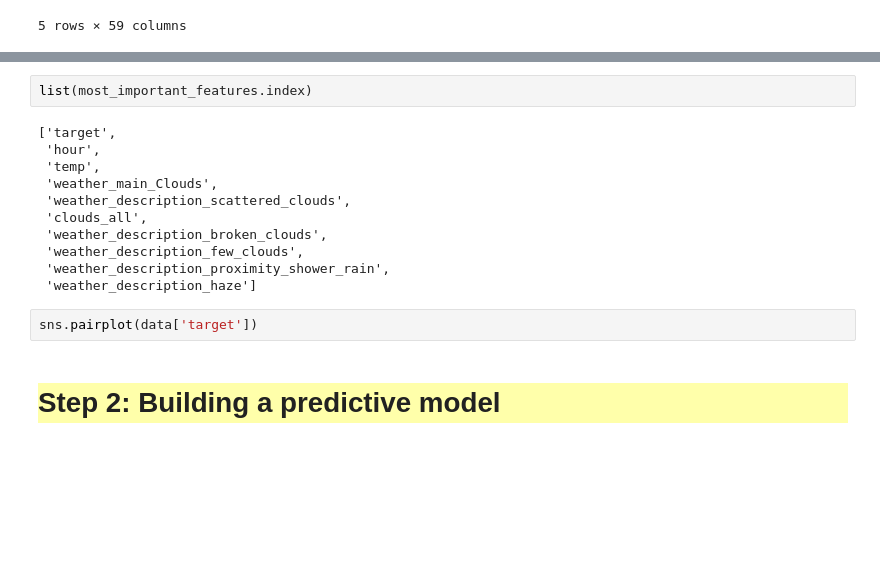
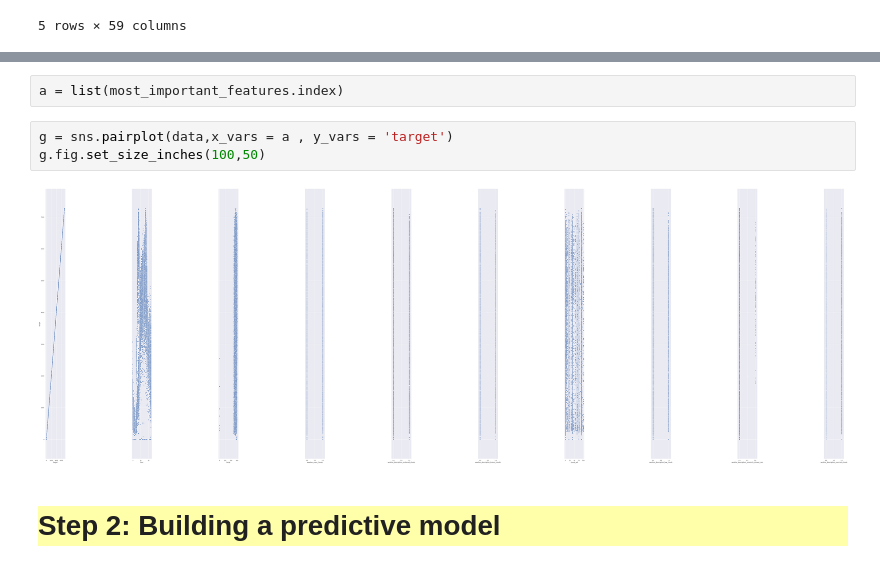
Before and after one commit to FlorianBertelli/ProjetAIC, a Jupyter notebook: starting_kit/README.ipynb, the cells around one changed output, grey strips where cells are left out. Cells and saved outputs as stored; diff of their text form; blank space fills up the shorter version.

```diff
--- a/starting_kit/README.ipynb
+++ b/starting_kit/README.ipynb
@@ -147,19 +153,11 @@ weather_description_haze                     0.020778
 Name: target, dtype: float64
 # %%
-list(most_important_features.index)
+a = list(most_important_features.index)
-# %% [output]
-['target',
- 'hour',
- 'temp',
- 'weather_main_Clouds',
- 'weather_description_scattered_clouds',
- 'clouds_all',
- 'weather_description_broken_clouds',
- 'weather_description_few_clouds',
- 'weather_description_proximity_shower_rain',
- 'weather_description_haze']
-# %%
-sns.pairplot(data['target'])
+# %%
+g = sns.pairplot(data,x_vars = a , y_vars = 'target')
+g.fig.set_size_inches(100,50)
+# %% [output]
+[figure, added]
 # %% [markdown]
 <div style="background:#FFFFAA">
 <h1>Step 2: Building a predictive model</h1>
```
Also changed, not shown: parts of 24 cells of this notebook, 1 other file.
